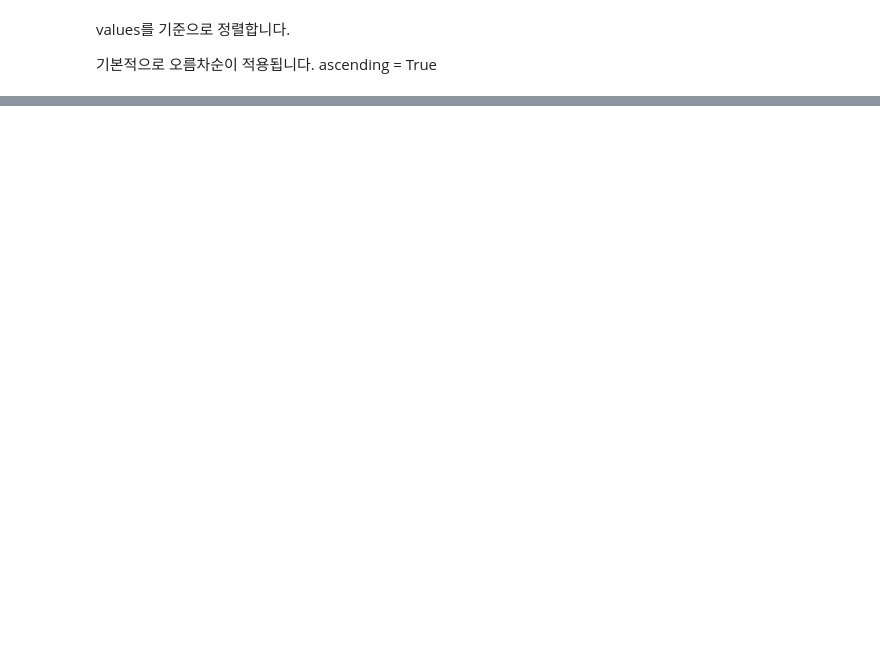
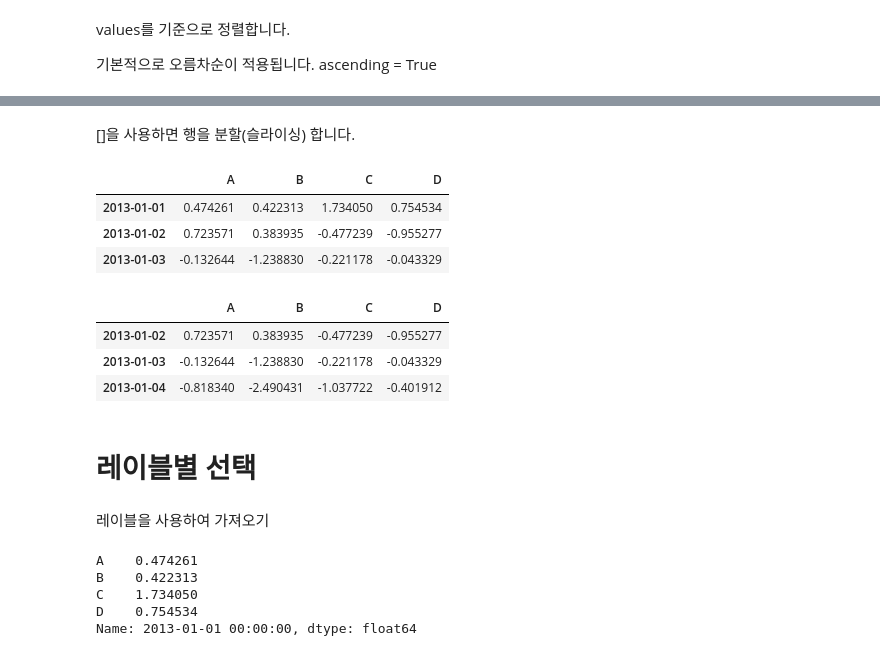
Before and after one commit to HwangHanJae/DataScience_Basic_Tect, a Jupyter notebook: pandas_10minutes_tutorial.ipynb, the cells around one changed output, grey strips where cells are left out. Saved outputs shown, nothing was run; the diff lists cells and outputs as text; code cells hidden in the pictures; blank space fills up the shorter version.

```diff
--- a/pandas_10minutes_tutorial.ipynb
+++ b/pandas_10minutes_tutorial.ipynb
@@ -207,0 +224,28 @@ df.sort_values(by="B")
+# %% [markdown]
+[]을 사용하면 행을 분할(슬라이싱) 합니다.
+# %%
+df[0:3]
+# %% [output]
+|  | A | B | C | D |
+| 2013-01-01 | 0.474261 | 0.422313 | 1.734050 | 0.754534 |
+| 2013-01-02 | 0.723571 | 0.383935 | -0.477239 | -0.955277 |
+| 2013-01-03 | -0.132644 | -1.238830 | -0.221178 | -0.043329 |
+# %%
+df["20130102":"20130104"]
+# %% [output]
+|  | A | B | C | D |
+| 2013-01-02 | 0.723571 | 0.383935 | -0.477239 | -0.955277 |
+| 2013-01-03 | -0.132644 | -1.238830 | -0.221178 | -0.043329 |
+| 2013-01-04 | -0.818340 | -2.490431 | -1.037722 | -0.401912 |
+# %% [markdown]
+# 레이블별 선택
+# %% [markdown]
+레이블을 사용하여 가져오기
+# %%
+df.loc[dates[0]]
+# %% [output]
+A    0.474261
+B    0.422313
+C    1.734050
+D    0.754534
+Name: 2013-01-01 00:00:00, dtype: float64
```
Also changed, not shown: parts of 23 cells of this notebook.
